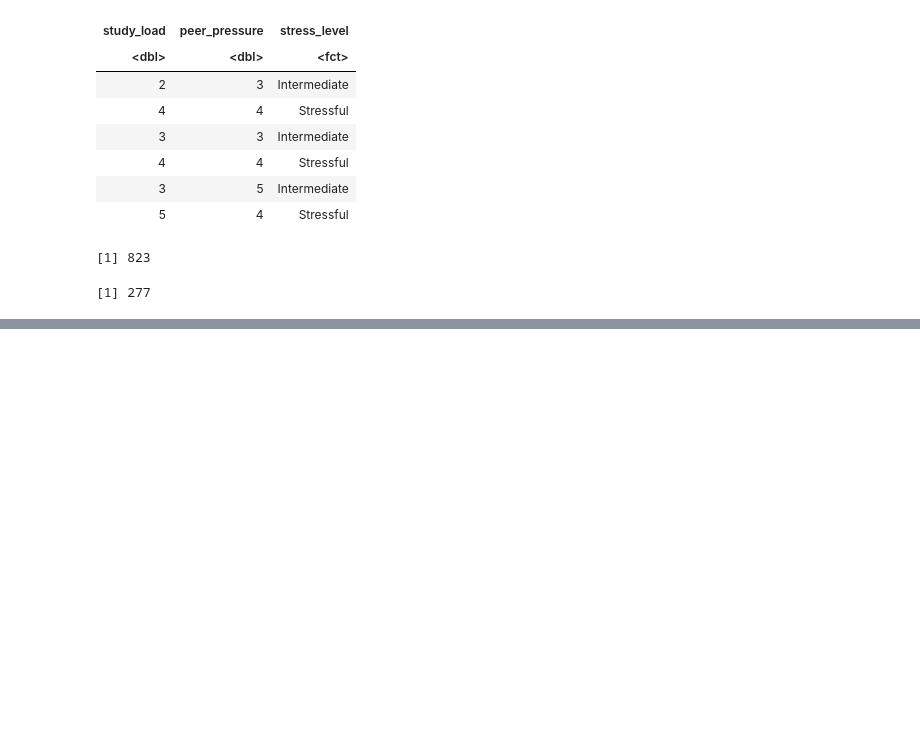
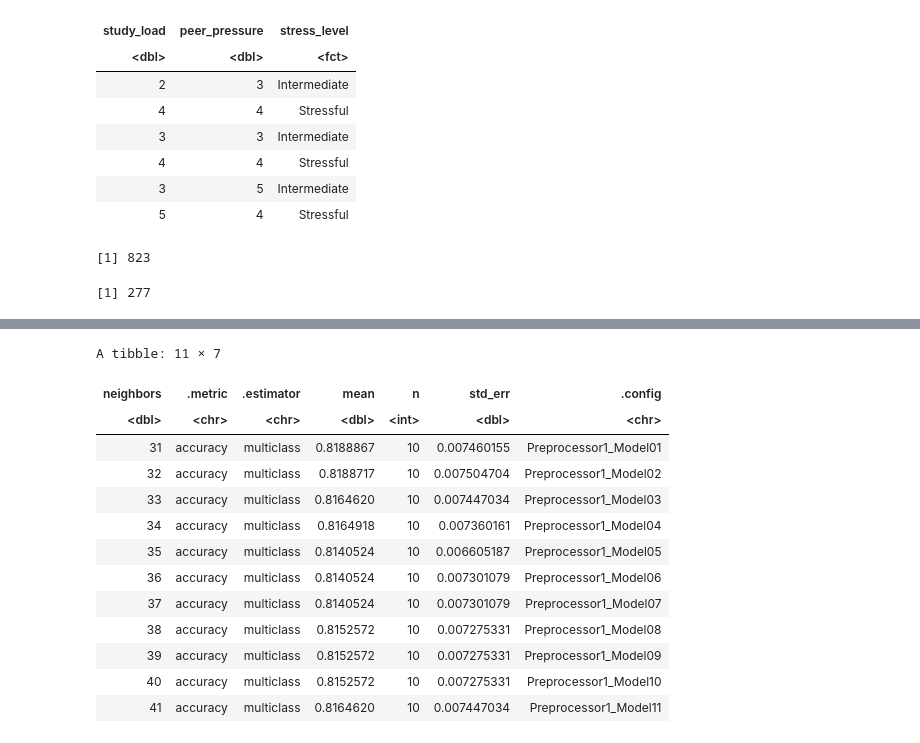
Before and after one commit to Ivvvyyan/dsci-group-11, a Jupyter notebook: Final Group Report.ipynb, the cells around one changed output, grey strips where cells are left out. Saved outputs shown, nothing was run; the diff lists cells and outputs as text; code cells hidden in the pictures; blank space fills up the shorter version.

```diff
--- a/Final Group Report.ipynb
+++ b/Final Group Report.ipynb
@@ -150,0 +184,28 @@ stress_academic
+# %%
+k_vals_2 <- tibble(neighbors = seq(from = 31, to = 41, by = 1))
+
+knn_results_2 <- workflow() |>
+    add_recipe(stress_recipe) |>
+    add_model(knn_spec) |>
+    tune_grid(resamples = stress_vfold, grid = k_vals_2) |>
+    collect_metrics()
+
+accuracies_2 <- knn_results_2 |>
+    filter(.metric == "accuracy")
+
+accuracies_2
+# %% [output]
+A tibble: 11 × 7
+| neighbors | .metric | .estimator | mean | n | std_err | .config |
+| <dbl> | <chr> | <chr> | <dbl> | <int> | <dbl> | <chr> |
+| 31 | accuracy | multiclass | 0.8188867 | 10 | 0.007460155 | Preprocessor1_Model01 |
+| 32 | accuracy | multiclass | 0.8188717 | 10 | 0.007504704 | Preprocessor1_Model02 |
+| 33 | accuracy | multiclass | 0.8164620 | 10 | 0.007447034 | Preprocessor1_Model03 |
+| 34 | accuracy | multiclass | 0.8164918 | 10 | 0.007360161 | Preprocessor1_Model04 |
+| 35 | accuracy | multiclass | 0.8140524 | 10 | 0.006605187 | Preprocessor1_Model05 |
+| 36 | accuracy | multiclass | 0.8140524 | 10 | 0.007301079 | Preprocessor1_Model06 |
+| 37 | accuracy | multiclass | 0.8140524 | 10 | 0.007301079 | Preprocessor1_Model07 |
+| 38 | accuracy | multiclass | 0.8152572 | 10 | 0.007275331 | Preprocessor1_Model08 |
+| 39 | accuracy | multiclass | 0.8152572 | 10 | 0.007275331 | Preprocessor1_Model09 |
+| 40 | accuracy | multiclass | 0.8152572 | 10 | 0.007275331 | Preprocessor1_Model10 |
+| 41 | accuracy | multiclass | 0.8164620 | 10 | 0.007447034 | Preprocessor1_Model11 |
```
Also changed, not shown: parts of 18 cells of this notebook.
